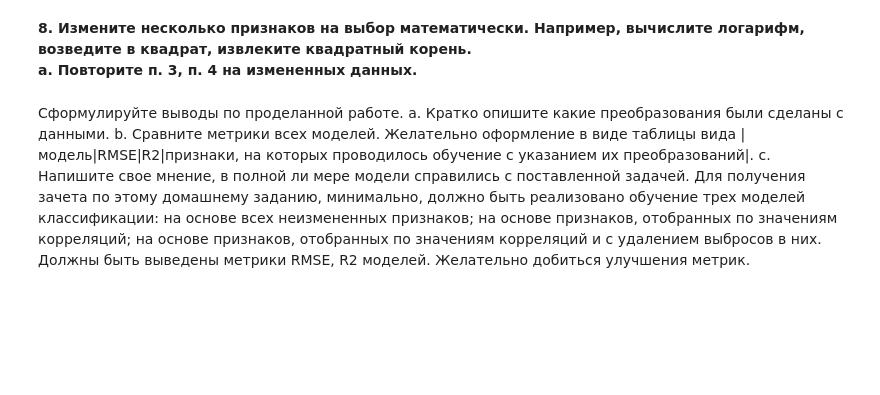
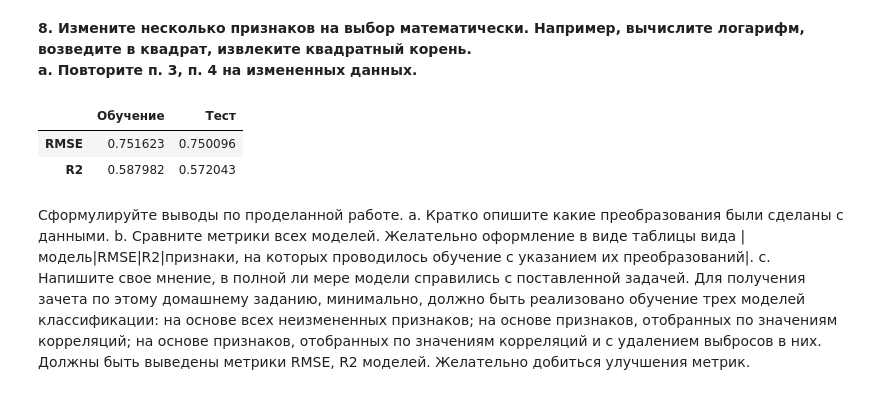
Before and after one commit to adtitovich/dsml-17, a Jupyter notebook: m5.ipynb, the cells around one changed output. Drawn from its saved outputs; the diff is of its cells as text; code cells hidden in the pictures; blank space fills up the shorter version.

```diff
--- a/m5.ipynb
+++ b/m5.ipynb
@@ -165,6 +167,29 @@ pd.DataFrame({'Обучение':[mean_squared_error(y_train, model.predict(X_tr
 # %% [markdown]
 **8. Измените несколько признаков на выбор математически. Например, вычислите логарифм, возведите в квадрат, извлеките квадратный корень.
 a. Повторите п. 3, п. 4 на измененных данных.**
+# %%
+# Population - логарифм, MedInc - квадратный корень, AveOccup - возведение в квадрат
+
+X_iforest = X_iforest.assign(Population = np.log(X_iforest['Population']),
+                             MedInc = np.sqrt(X_iforest['MedInc']),
+                             AveOccup = X_iforest['AveOccup']**2)
+# %%
+# делим выборку
+X_train, X_test, y_train, y_test = train_test_split(X_iforest, y_iforest, test_size=0.2, random_state=32)
+
+# строим модель
+model = LinearRegression().fit(X_train, y_train)
+
+# вычисляем метрики
+pd.DataFrame({'Обучение':[mean_squared_error(y_train, model.predict(X_train), squared=False),
+                          r2_score(y_train, model.predict(X_train))],
+              'Тест':[mean_squared_error(y_test, model.predict(X_test), squared=False),
+                      r2_score(y_test, model.predict(X_test))]},
+             index = ['RMSE', 'R2'])
+# %% [output]
+|  | Обучение | Тест |
+| RMSE | 0.751623 | 0.750096 |
+| R2 | 0.587982 | 0.572043 |
 # %% [markdown]
 Сформулируйте выводы по проделанной работе.
 a. Кратко опишите какие преобразования были сделаны с данными.
```
Also changed, not shown: parts of 6 cells of this notebook.
